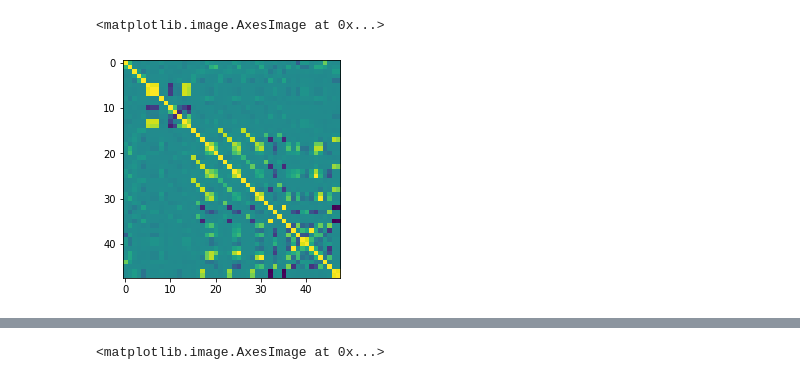
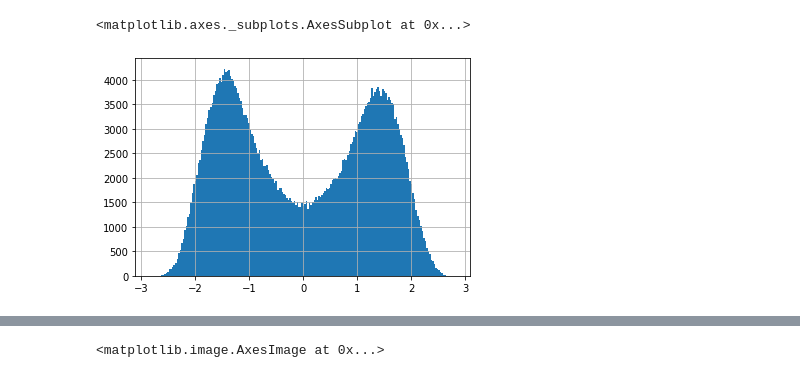
Before and after one commit to Vinther901/PUK, a Jupyter notebook: InvestigativeNotebook.ipynb, the cells around one changed output, grey strips where cells are left out. Saved outputs shown, nothing was run; the diff lists cells and outputs as text; code cells hidden in the pictures.

```diff
--- a/InvestigativeNotebook.ipynb
+++ b/InvestigativeNotebook.ipynb
@@ -32,5 +33,5 @@ data.v0_la_mass.hist(bins=500)
-# %%
-plt.imshow(data.corr())
-# %% [output]
-<matplotlib.image.AxesImage at 0x...>
-[figure, removed]
+# %%
+data.rapidity_ks.hist(bins=200)
+# %% [output]
+<matplotlib.axes._subplots.AxesSubplot at 0x...>
+[figure, added]
```
Also changed, not shown: parts of 10 cells of this notebook, 5 other files.
